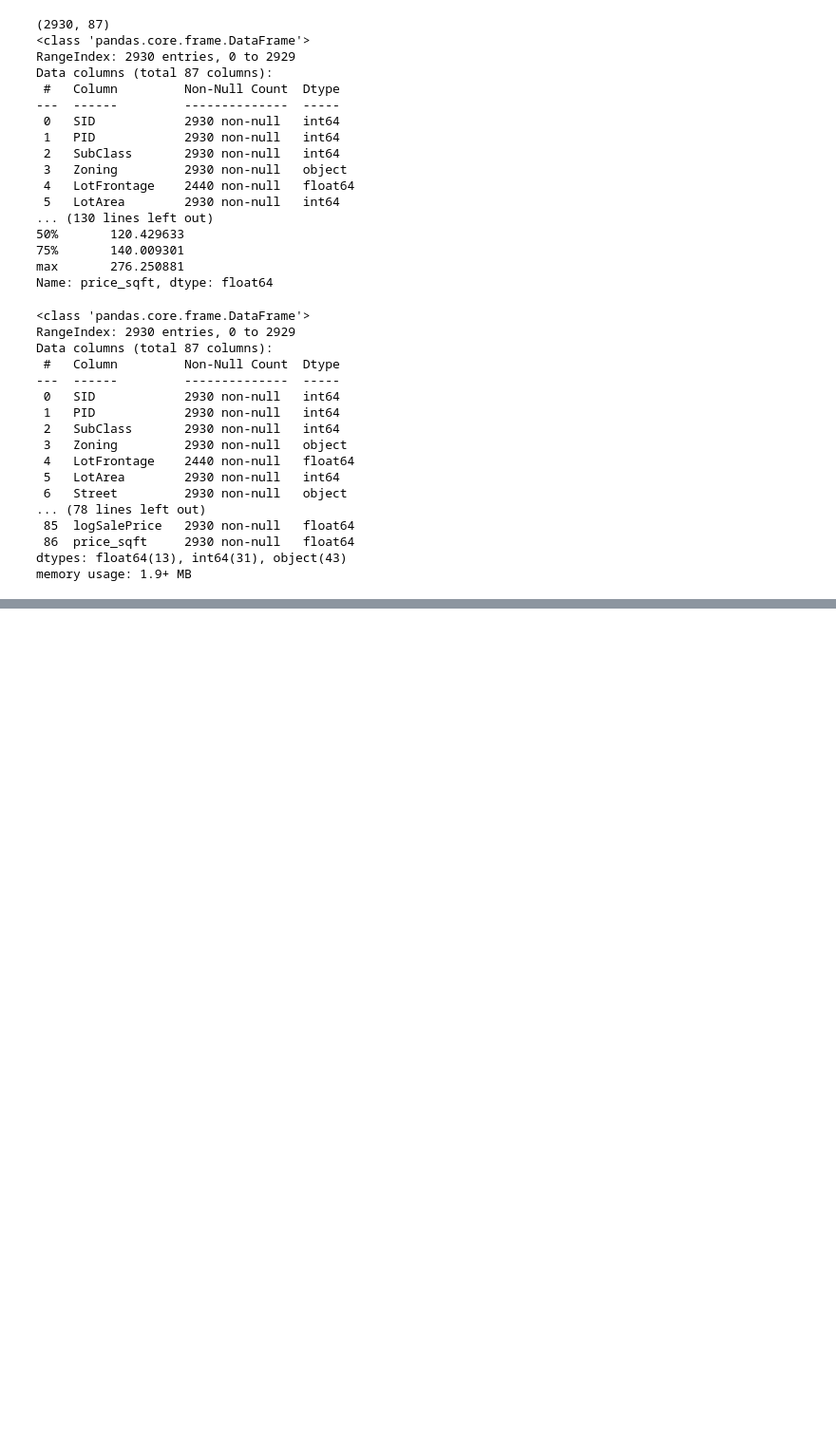
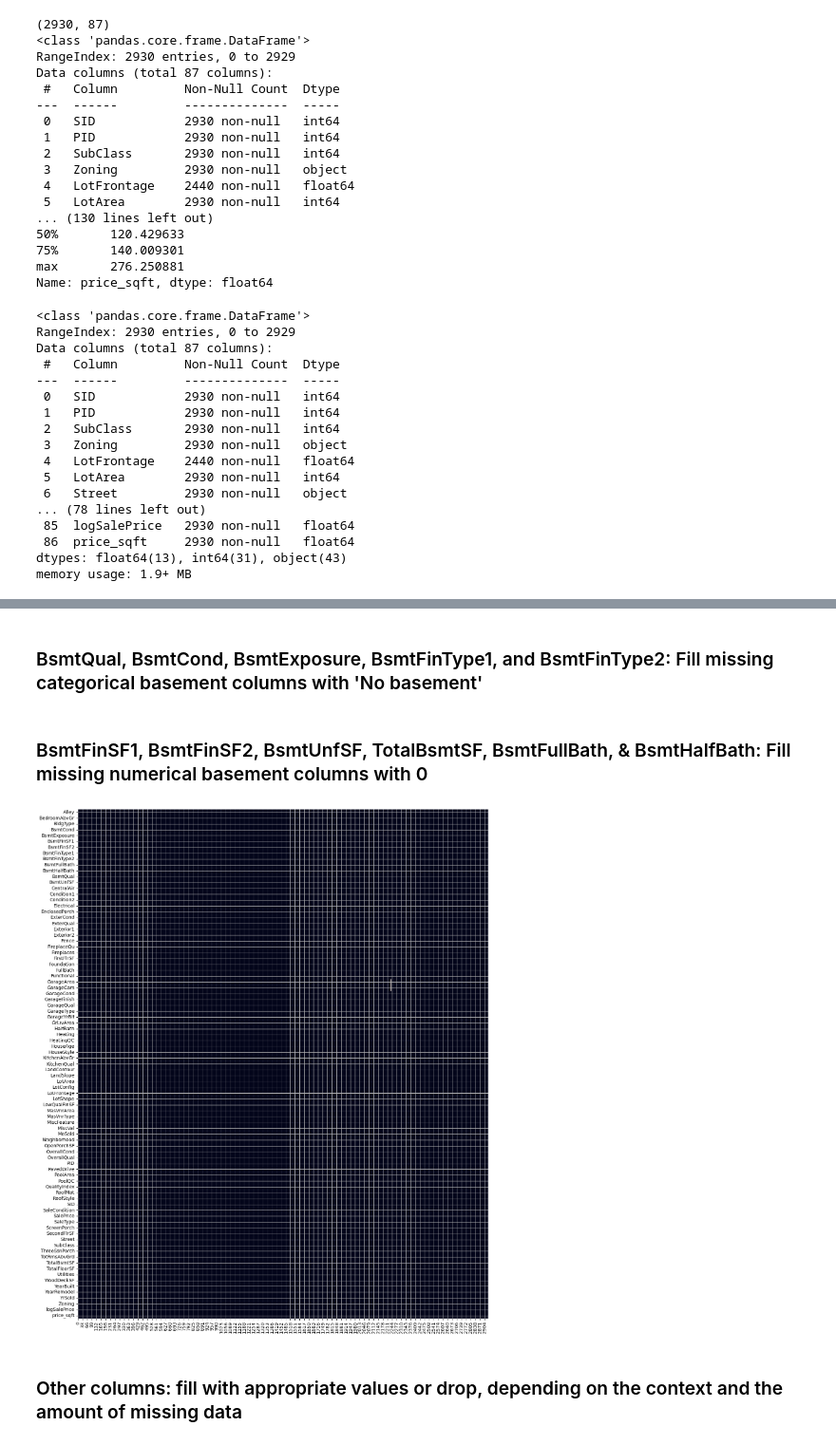
Before and after one commit to MichaelRocchio/msds_410, a Jupyter notebook: Assignment_1/rocchio_assign1.ipynb, the cells around one changed output, grey strips where cells are left out. Shown at 95% size. Cells and saved outputs as stored; diff of their text form; code cells hidden in the pictures; blank space fills up the shorter version.

```diff
--- a/Assignment_1/rocchio_assign1.ipynb
+++ b/Assignment_1/rocchio_assign1.ipynb
@@ -106,0 +184,2 @@ df[df['LotFrontage'].isnull()]
+# %%
+df['Electrical']=df['Electrical'].fillna(df['Electrical'].mode()[0])
@@ -107,3 +188,27 @@ df[df['LotFrontage'].isnull()]
+# %%
+df['FireplaceQu']=df['FireplaceQu'].fillna('No fireplace')
+# %% [markdown]
+### BsmtQual, BsmtCond, BsmtExposure, BsmtFinType1, and BsmtFinType2: Fill missing categorical basement columns with 'No basement'
+# %%
+for col in ['BsmtQual', 'BsmtCond', 'BsmtExposure', 'BsmtFinType1', 'BsmtFinType2']:
+    df[col]=df[col].fillna('No basement')
+# %% [markdown]
+### BsmtFinSF1, BsmtFinSF2, BsmtUnfSF, TotalBsmtSF, BsmtFullBath, & BsmtHalfBath: Fill missing numerical basement columns with 0
+# %%
+for col in ['BsmtFinSF1', 'BsmtFinSF2', 'BsmtUnfSF', 'TotalBsmtSF', 'BsmtFullBath', 'BsmtHalfBath']:
+    df[col]=df[col].fillna(0)
+# %%
+fig, ax = plt.subplots(figsize=(16, 20))
+plt.rcParams["axes.grid"] = True
+
+df_heat1=df.sort_index(axis=1, ascending=False)
+sns.heatmap(df_heat1.T.isnull(), ax=ax, cbar=False).invert_yaxis()
+plt.yticks(rotation = 360)
+plt.show()
+# %% [output]
+[figure, added]
+# %% [markdown]
+### Other columns: fill with appropriate values or drop, depending on the context and the amount of missing data
 # %%
 plt.hist(df['price_sqft'])
 plt.title('Price per square foot')
```
Also changed, not shown: parts of 30 cells of this notebook.
